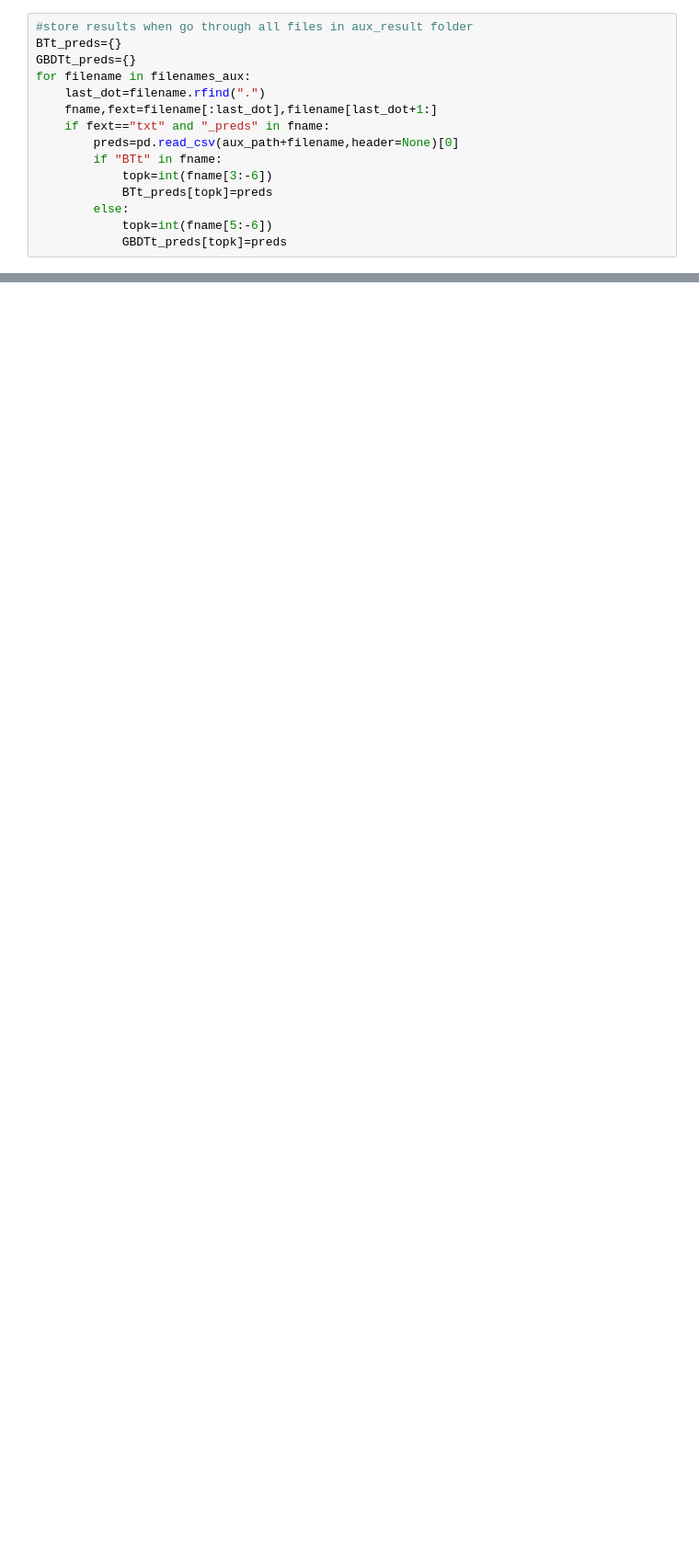
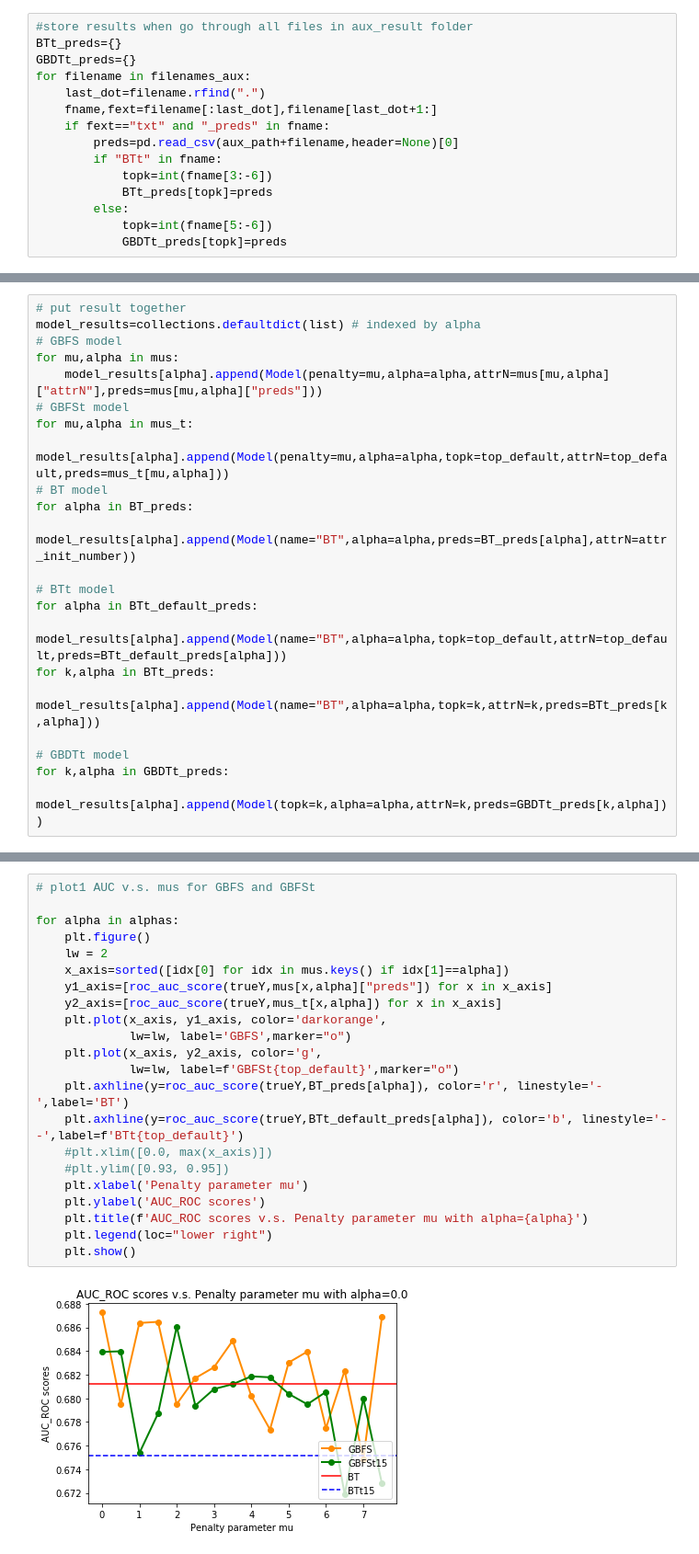
Before and after one commit to dariasor/TreeExtra, a Jupyter notebook: postprocess.ipynb, the cells around one changed output, grey strips where cells are left out. Shown at 92% size. Cells and saved outputs as stored; diff of their text form; blank space fills up the shorter version.

```diff
--- a/postprocess.ipynb
+++ b/postprocess.ipynb
@@ -327,0 +265,22 @@ roc_auc_score(trueY,BT_preds)
+# %%
+# put result together
+model_results=collections.defaultdict(list) # indexed by alpha
+# GBFS model
+for mu,alpha in mus:
+    model_results[alpha].append(Model(penalty=mu,alpha=alpha,attrN=mus[mu,alpha]["attrN"],preds=mus[mu,alpha]["preds"]))
+# GBFSt model
+for mu,alpha in mus_t:
+    model_results[alpha].append(Model(penalty=mu,alpha=alpha,topk=top_default,attrN=top_default,preds=mus_t[mu,alpha]))
+# BT model
+for alpha in BT_preds:
+    model_results[alpha].append(Model(name="BT",alpha=alpha,preds=BT_preds[alpha],attrN=attr_init_number))
+
+# BTt model
+for alpha in BTt_default_preds:
+    model_results[alpha].append(Model(name="BT",alpha=alpha,topk=top_default,attrN=top_default,preds=BTt_default_preds[alpha]))
+for k,alpha in BTt_preds:
+    model_results[alpha].append(Model(name="BT",alpha=alpha,topk=k,attrN=k,preds=BTt_preds[k,alpha]))
+
+# GBDTt model
+for k,alpha in GBDTt_preds:
+    model_results[alpha].append(Model(topk=k,alpha=alpha,attrN=k,preds=GBDTt_preds[k,alpha]))
@@ -327,0 +290,24 @@ roc_auc_score(trueY,BT_preds)
+# %%
+# plot1 AUC v.s. mus for GBFS and GBFSt
+
+for alpha in alphas:
+    plt.figure()
+    lw = 2
+    x_axis=sorted([idx[0] for idx in mus.keys() if idx[1]==alpha])
+    y1_axis=[roc_auc_score(trueY,mus[x,alpha]["preds"]) for x in x_axis]
+    y2_axis=[roc_auc_score(trueY,mus_t[x,alpha]) for x in x_axis]
+    plt.plot(x_axis, y1_axis, color='darkorange',
+             lw=lw, label='GBFS',marker="o")
+    plt.plot(x_axis, y2_axis, color='g',
+             lw=lw, label=f'GBFSt{top_default}',marker="o")
+    plt.axhline(y=roc_auc_score(trueY,BT_preds[alpha]), color='r', linestyle='-',label='BT')
+    plt.axhline(y=roc_auc_score(trueY,BTt_default_preds[alpha]), color='b', linestyle='--',label=f'BTt{top_default}')
+    #plt.xlim([0.0, max(x_axis)])
+    #plt.ylim([0.93, 0.95])
+    plt.xlabel('Penalty parameter mu')
+    plt.ylabel('AUC_ROC scores')
+    plt.title(f'AUC_ROC scores v.s. Penalty parameter mu with alpha={alpha}')
+    plt.legend(loc="lower right")
+    plt.show()
+# %% [output]
+[figure, added]
```
Also changed, not shown: parts of 47 cells of this notebook.
